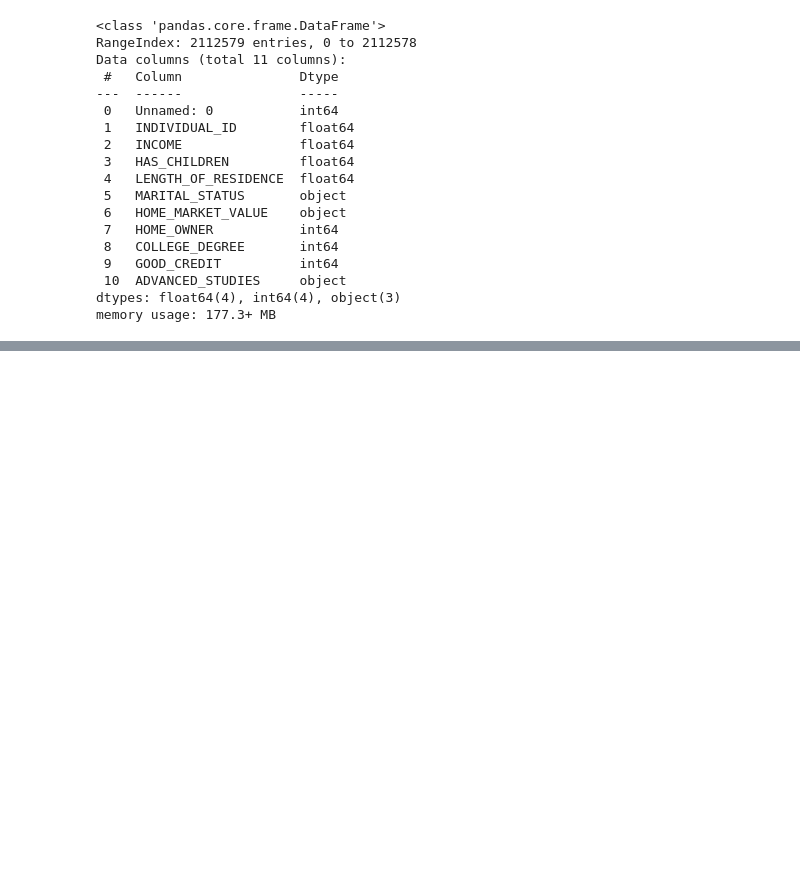
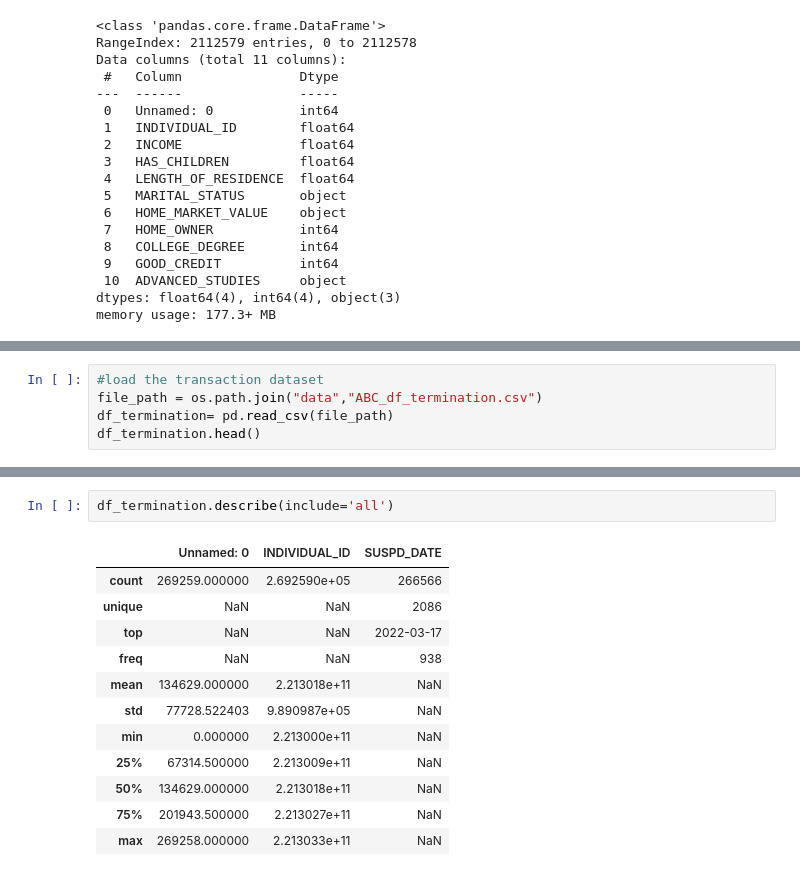
Before and after one commit to fabrizi0rigodanz0/Insurance_Analysis_ML, a Jupyter notebook: notebook.ipynb, the cells around one changed output, grey strips where cells are left out. Cells and saved outputs as stored; diff of their text form; blank space fills up the shorter version.

```diff
--- a/notebook.ipynb
+++ b/notebook.ipynb
@@ -216,0 +219,5 @@ df_demographic.describe(include='all')
+# %%
+#load the transaction dataset
+file_path = os.path.join("data","ABC_df_termination.csv")
+df_termination= pd.read_csv(file_path)
+df_termination.head()
@@ -216,0 +257,15 @@ df_demographic.describe(include='all')
+# %%
+df_termination.describe(include='all')
+# %% [output]
+|  | Unnamed: 0 | INDIVIDUAL_ID | SUSPD_DATE |
+| count | 269259.000000 | 2.692590e+05 | 266566 |
+| unique | NaN | NaN | 2086 |
+| top | NaN | NaN | 2022-03-17 |
+| freq | NaN | NaN | 938 |
+| mean | 134629.000000 | 2.213018e+11 | NaN |
+| std | 77728.522403 | 9.890987e+05 | NaN |
+| min | 0.000000 | 2.213000e+11 | NaN |
+| 25% | 67314.500000 | 2.213009e+11 | NaN |
+| 50% | 134629.000000 | 2.213018e+11 | NaN |
+| 75% | 201943.500000 | 2.213027e+11 | NaN |
+| max | 269258.000000 | 2.213033e+11 | NaN |
```
Also changed, not shown: parts of 16 cells of this notebook.
